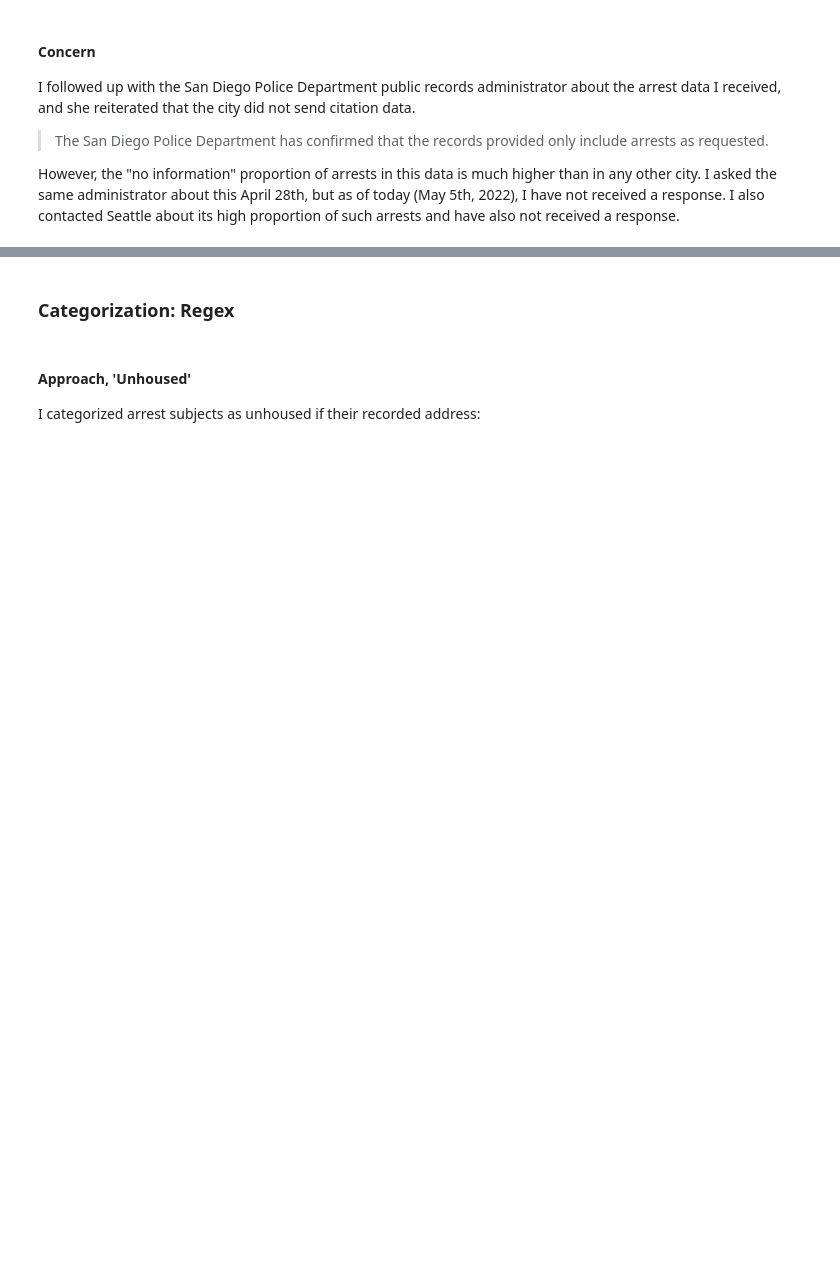
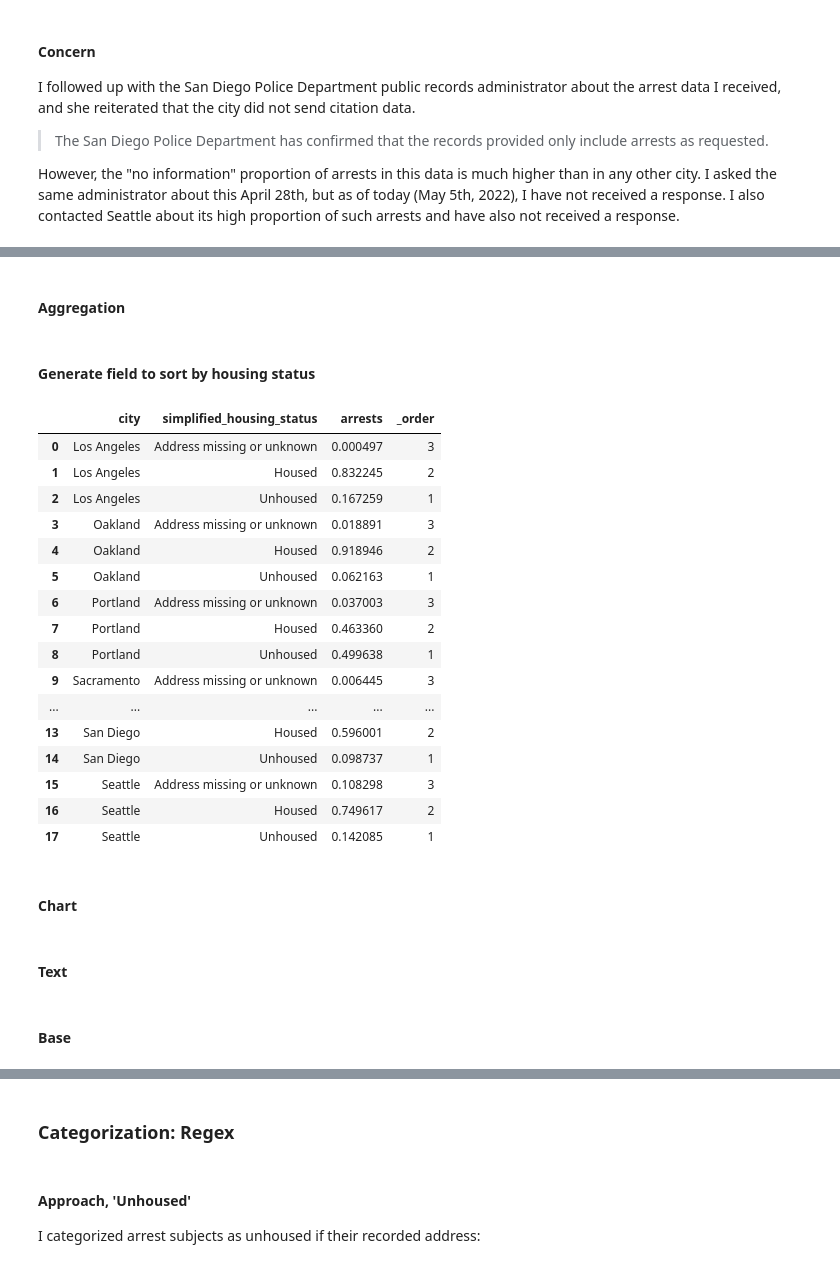
Before and after one commit to cirlabs/homelessness-arrest-data, a Jupyter notebook: methodology/MethodologyPart1.ipynb, the cells around one changed output, grey strips where cells are left out. Saved outputs shown, nothing was run; the diff lists cells and outputs as text; code cells hidden in the pictures; blank space fills up the shorter version.

```diff
--- a/methodology/MethodologyPart1.ipynb
+++ b/methodology/MethodologyPart1.ipynb
@@ -79,0 +141,2 @@ However, the "no information" proportion of arrests in this data is much higher
+# %% [markdown]
+#### Aggregation
@@ -79,0 +150,2 @@ However, the "no information" proportion of arrests in this data is much higher
+# %%
+arrests_by_city = df.groupby(['city']).agg(arrests=('arrest_id', 'nunique'))
@@ -79,0 +154,8 @@ However, the "no information" proportion of arrests in this data is much higher
+# %%
+simplified_percent_df = arrests_by_simplified_housing.div(
+    arrests_by_city).reset_index()
+# %% [markdown]
+#### Generate field to sort by housing status
+# %%
+c = dict(zip(['Unhoused', 'Housed', 'No Information',
+            'Unknown', 'Address missing or unknown'], [1, 2, 3, 3, 3]))
@@ -79,0 +164,25 @@ However, the "no information" proportion of arrests in this data is much higher
+# %%
+simplified_percent_df['_order'] = simplified_percent_df['simplified_housing_status'].replace(
+    c)
+# %%
+simplified_percent_df
+# %% [output]
+|  | city | simplified_housing_status | arrests | _order |
+| 0 | Los Angeles | Address missing or unknown | 0.000497 | 3 |
+| 1 | Los Angeles | Housed | 0.832245 | 2 |
+| 2 | Los Angeles | Unhoused | 0.167259 | 1 |
+| 3 | Oakland | Address missing or unknown | 0.018891 | 3 |
+| 4 | Oakland | Housed | 0.918946 | 2 |
+| 5 | Oakland | Unhoused | 0.062163 | 1 |
+| 6 | Portland | Address missing or unknown | 0.037003 | 3 |
+| 7 | Portland | Housed | 0.463360 | 2 |
+| 8 | Portland | Unhoused | 0.499638 | 1 |
+| 9 | Sacramento | Address missing or unknown | 0.006445 | 3 |
+| ... | ... | ... | ... | ... |
+| 13 | San Diego | Housed | 0.596001 | 2 |
+| 14 | San Diego | Unhoused | 0.098737 | 1 |
+| 15 | Seattle | Address missing or unknown | 0.108298 | 3 |
+| 16 | Seattle | Housed | 0.749617 | 2 |
+| 17 | Seattle | Unhoused | 0.142085 | 1 |
+# %% [markdown]
+#### Chart
@@ -79,0 +225,2 @@ However, the "no information" proportion of arrests in this data is much higher
+# %% [markdown]
+#### Text
@@ -79,0 +242,2 @@ However, the "no information" proportion of arrests in this data is much higher
+# %% [markdown]
+#### Base
```
Also changed, not shown: parts of 42 cells of this notebook.
